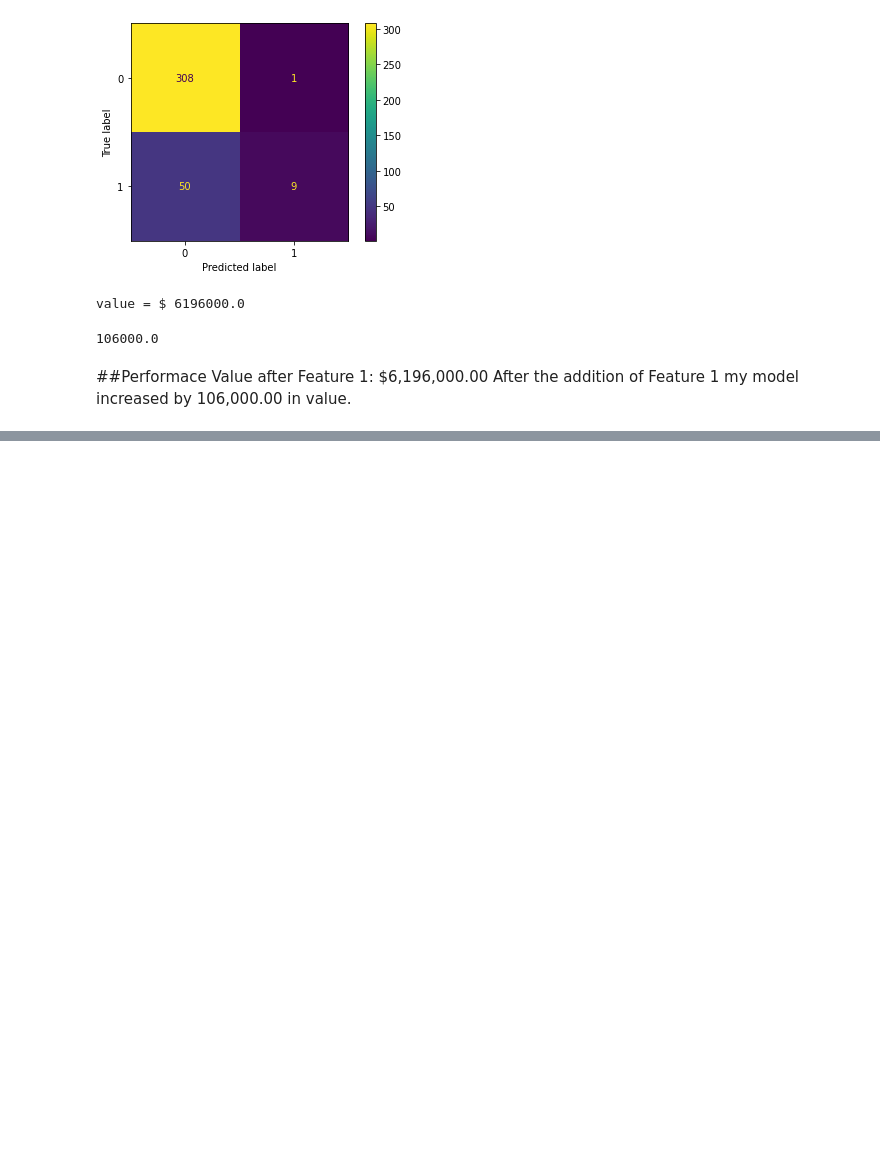
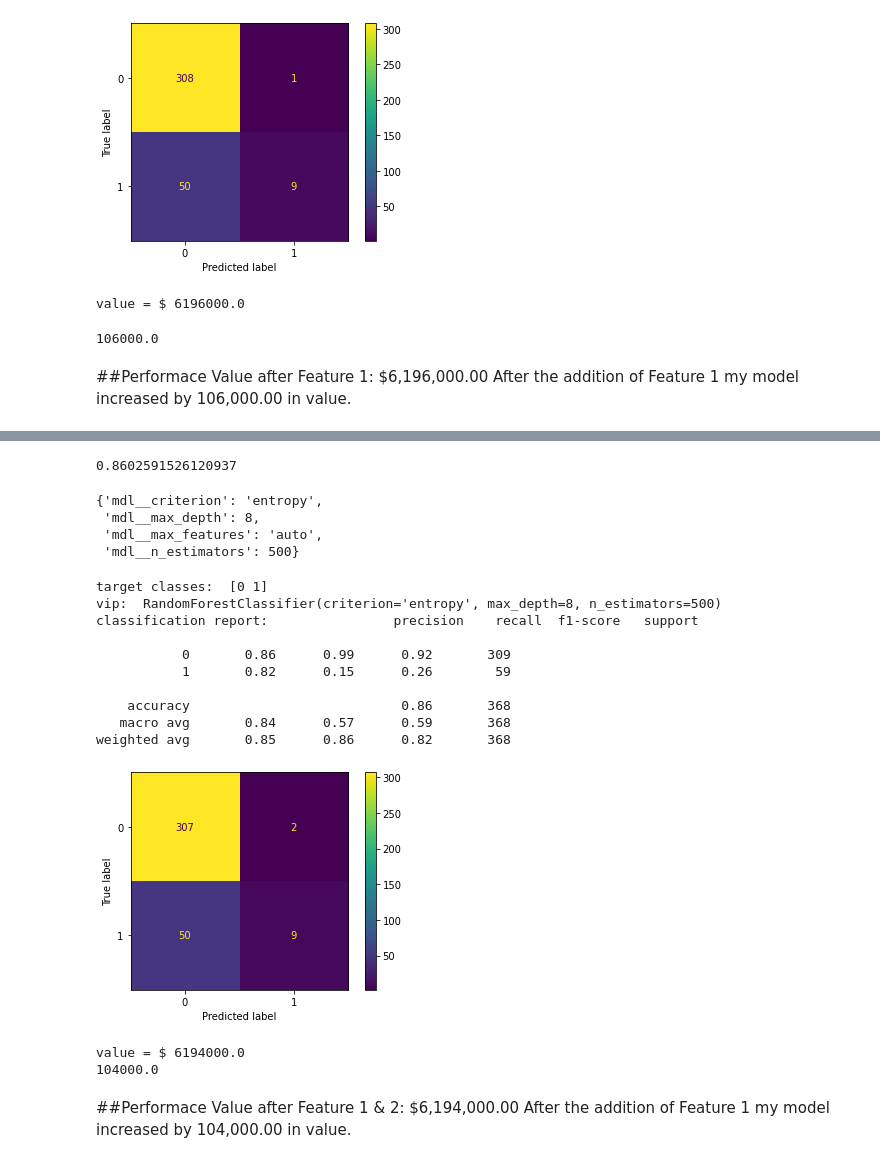
Before and after one commit to lexiewebel/51-assign06-lexiewebel, a Jupyter notebook: employee_churn_template.ipynb, the cells around one changed output, grey strips where cells are left out. Saved outputs shown, nothing was run; the diff lists cells and outputs as text; code cells hidden in the pictures; blank space fills up the shorter version.

```diff
--- a/employee_churn_template.ipynb
+++ b/employee_churn_template.ipynb
@@ -752,0 +760,4 @@ After the addition of Feature 1 my model increased by 106,000.00 in value.
+# %%
+preprocFeature12 = ColumnTransformer([('cat_pipe', cat_pipeline, cat_cols),
+                             ('num_pipe', num_pipelineFeature1, num_cols)],
+                             remainder='passthrough')
@@ -752,0 +791,69 @@ After the addition of Feature 1 my model increased by 106,000.00 in value.
+# %%
+
+# TODO: set up your tuning grid
+
+param_gridFeautre12 = {
+    'mdl__n_estimators': [200, 500],
+    'mdl__max_features': ['auto', 'sqrt', 'log2'],
+    'mdl__max_depth' : [4,5,6,7,8],
+    'mdl__criterion' :['gini', 'entropy']
+}
+
+tuning_grid3Feautre12 = GridSearchCV(estimator=randomForestClassifierPipeFeature12, param_grid=param_gridFeautre12, cv= 5)
+
+# TODO: fit your model
+
+tuning_grid3Feautre12.fit(X_train, y_train)
+
+# TODO: find the best performing model parameters and their values
+
+print(tuning_grid3Feautre12.best_score_)
+tuning_grid3Feautre12.best_params_
+# %% [output]
+0.8602591526120937
+{'mdl__criterion': 'entropy',
+ 'mdl__max_depth': 8,
+ 'mdl__max_features': 'auto',
+ 'mdl__n_estimators': 500}
+# %%
+# TODO: feel free to print out the target classes
+print("target classes: ", tuning_grid3Feautre12.classes_)
+
+# TODO: feel free to uncomment and edit the code below to obtain your feature weights
+
+vip = tuning_grid3Feautre12.best_estimator_['mdl']
+print("vip: ", vip)
+
+# TODO: print your classification report of your model
+
+print("classification report: ", classification_report(y_test, tuning_grid3Feautre12.best_estimator_.predict(X_test)))
+
+# TODO: plot the confusion matrix graph
+cm = confusion_matrix(y_test, tuning_grid3Feautre12.best_estimator_.predict(X_test))
+disp = ConfusionMatrixDisplay(confusion_matrix=cm,
+                               display_labels=tuning_grid3Feautre12.classes_)
+disp.plot()
+
+plt.show()
+# %% [output]
+target classes:  [0 1]
+vip:  RandomForestClassifier(criterion='entropy', max_depth=8, n_estimators=500)
+classification report:                precision    recall  f1-score   support
+
+           0       0.86      0.99      0.92       309
+           1       0.82      0.15      0.26        59
+
+    accuracy                           0.86       368
+   macro avg       0.84      0.57      0.59       368
+weighted avg       0.85      0.86      0.82       368
+[figure, added]
+# %%
+value12 = (120000 * 9 * 0.2 - 2000 * 9) - (2000 * 2 - 120000 * 50)
+print("value = $", value12)
+print(value12 - 6090000.0)
+# %% [output]
+value = $ 6194000.0
+104000.0
+# %% [markdown]
+##Performace Value after Feature 1 & 2: $6,194,000.00
+After the addition of Feature 1 my model increased by 104,000.00 in value.
```
Also changed, not shown: parts of 4 cells of this notebook.
